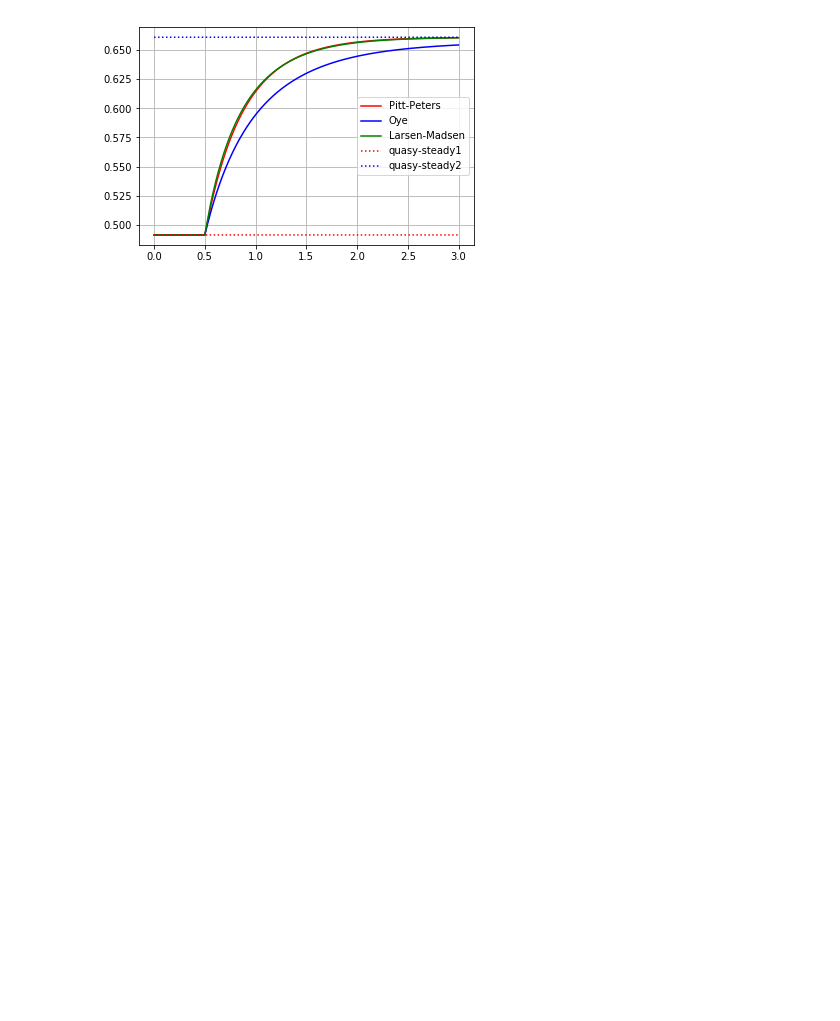
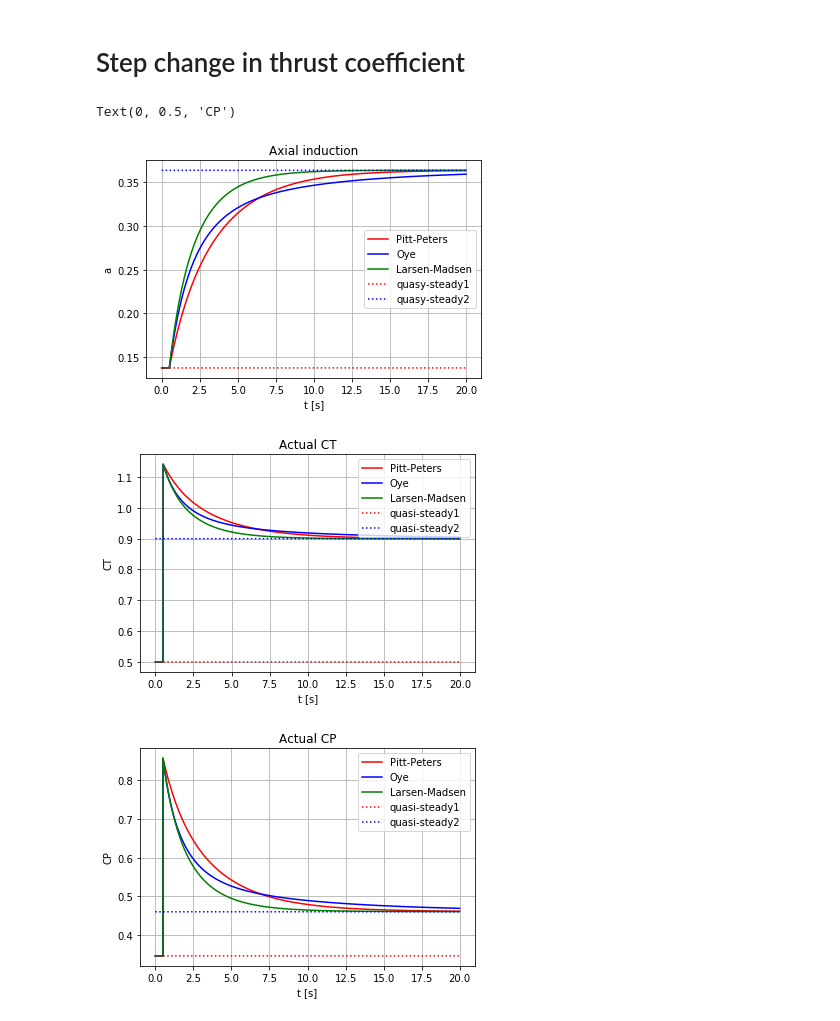
Before and after one commit to olafnekeman/wind_turbine_aeroelasticity, a Jupyter notebook: example_function_use.ipynb, the cells around one changed output. Saved outputs shown, nothing was run; the diff lists cells and outputs as text; code cells hidden in the pictures; blank space fills up the shorter version.

```diff
--- a/example_function_use.ipynb
+++ b/example_function_use.ipynb
@@ -86,11 +70,2 @@ _,CP_sol2,steady_sol2 = B_unsteady.B_steady.get_solution(B_unsteady.pitch_time[-
-# %%
-#plot results
-plt.plot(time_range,a_pp[0,:],'r',label='Pitt-Peters')
-plt.plot(time_range,a_oye[0,:],'b',label = 'Oye' )
-plt.plot(time_range,a_lm[0,:],'g',label='Larsen-Madsen')
-plt.plot(time_range,steady_sol1[0,0]*np.ones(len(time_range)),'r',linestyle='dotted', label = 'quasy-steady1')
-plt.plot(time_range,steady_sol2[0,0]*np.ones(len(time_range)),'b',linestyle='dotted', label = 'quasy-steady2')
-plt.legend()
-plt.grid(True)
-# %% [output]
-[figure, removed]
+# %% [markdown]
+# Step change in thrust coefficient
@@ -96,0 +117,47 @@ plt.grid(True)
+# %%
+#plot results
+
+#plot of axial induction factor for annulus number 'annulus_num', note that Prandtl tip corrections are included
+annulus_num = 15
+plt.figure(0)
+plt.plot(time_range,a_pp[annulus_num,:],'r',label='Pitt-Peters')
+plt.plot(time_range,a_oye[annulus_num,:],'b',label = 'Oye' )
+plt.plot(time_range,a_lm[annulus_num,:],'g',label='Larsen-Madsen')
+plt.plot(time_range,steady_sol1[annulus_num,0]*np.ones(len(time_range)),'r',linestyle='dotted', label = 'quasy-steady1')
+plt.plot(time_range,steady_sol2[annulus_num,0]*np.ones(len(time_range)),'b',linestyle='dotted', label = 'quasy-steady2')
+plt.legend()
+plt.grid(True)
+plt.title('Axial induction') #note, title can be better
+plt.xlabel('t [s]')
+plt.ylabel('a')
+
+#plot the actual value of the thrust coefficient in time
+plt.figure(1)
+plt.plot(time_range,CT_pp,'r',label='Pitt-Peters')
+plt.plot(time_range,CT_oye,'b',label = 'Oye' )
+plt.plot(time_range,CT_lm,'g',label='Larsen-Madsen')
+plt.plot(time_range,CT_sol1*np.ones(len(time_range)),'r',linestyle='dotted', label = 'quasi-steady1')
+plt.plot(time_range,CT_sol2*np.ones(len(time_range)),'b',linestyle='dotted', label = 'quasi-steady2')
+plt.legend()
+plt.grid(True)
+plt.title('Actual CT') #note, title can be better
+plt.xlabel('t [s]')
+plt.ylabel('CT')
+
+#same for the power coefficient
+plt.figure(2)
+plt.plot(time_range,CP_pp,'r',label='Pitt-Peters')
+plt.plot(time_range,CP_oye,'b',label = 'Oye' )
+plt.plot(time_range,CP_lm,'g',label='Larsen-Madsen')
+plt.plot(time_range,CP_sol1*np.ones(len(time_range)),'r',linestyle='dotted', label = 'quasi-steady1')
+plt.plot(time_range,CP_sol2*np.ones(len(time_range)),'b',linestyle='dotted', label = 'quasi-steady2')
+plt.legend()
+plt.grid(True)
+plt.title('Actual CP') #note, title can be better
+plt.xlabel('t [s]')
+plt.ylabel('CP')
+# %% [output]
+Text(0, 0.5, 'CP')
+[figure, added]
+[figure, added]
+[figure, added]
```
Also changed, not shown: parts of 12 cells of this notebook.
